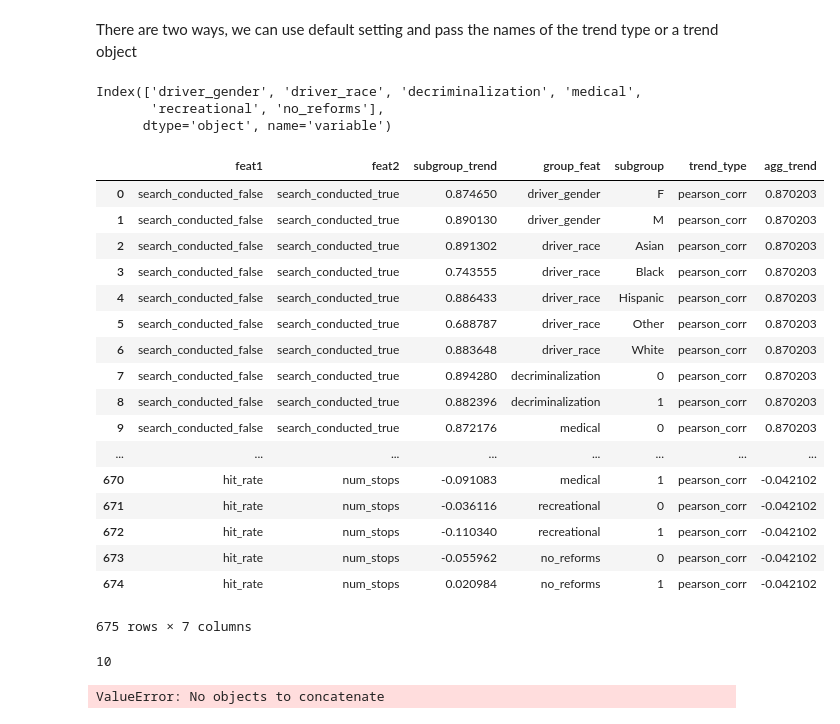
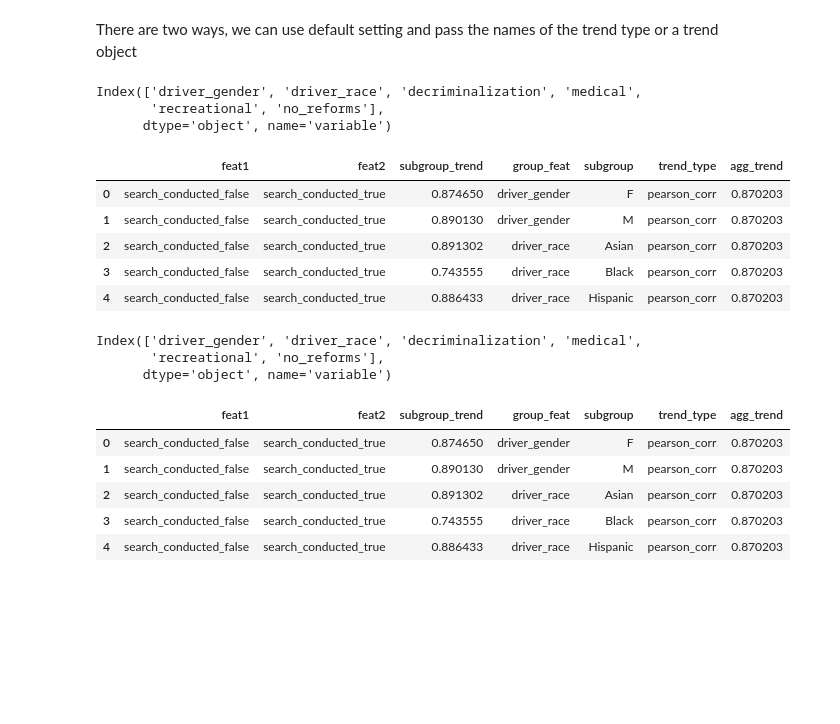
Before and after one commit to fairnessforensics/wiggum, a Jupyter notebook: research_notebooks/01_basic_demo.ipynb, the cells around one changed output. Saved outputs shown, nothing was run; the diff lists cells and outputs as text; code cells hidden in the pictures; blank space fills up the shorter version.

```diff
--- a/research_notebooks/01_basic_demo.ipynb
+++ b/research_notebooks/01_basic_demo.ipynb
@@ -155,32 +155,27 @@ Index(['search_conducted_false', 'search_conducted_true',
 There are two ways, we can use default setting and pass the names of the trend type or a trend object
 # %%
 labeled_df.get_subgroup_trends_1lev(['pearson_corr'])
-labeled_df.result_df
+labeled_df.result_df.head()
 # %% [output]
 Index(['driver_gender', 'driver_race', 'decriminalization', 'medical',
        'recreational', 'no_reforms'],
       dtype='object', name='variable')
 |  | feat1 | feat2 | subgroup_trend | group_feat | subgroup | trend_type | agg_trend |
 | 0 | search_conducted_false | search_conducted_true | 0.874650 | driver_gender | F | pearson_corr | 0.870203 |
 | 1 | search_conducted_false | search_conducted_true | 0.890130 | driver_gender | M | pearson_corr | 0.870203 |
 | 2 | search_conducted_false | search_conducted_true | 0.891302 | driver_race | Asian | pearson_corr | 0.870203 |
 | 3 | search_conducted_false | search_conducted_true | 0.743555 | driver_race | Black | pearson_corr | 0.870203 |
 | 4 | search_conducted_false | search_conducted_true | 0.886433 | driver_race | Hispanic | pearson_corr | 0.870203 |
-| 5 | search_conducted_false | search_conducted_true | 0.688787 | driver_race | Other | pearson_corr | 0.870203 |
-| 6 | search_conducted_false | search_conducted_true | 0.883648 | driver_race | White | pearson_corr | 0.870203 |
-| 7 | search_conducted_false | search_conducted_true | 0.894280 | decriminalization | 0 | pearson_corr | 0.870203 |
-| 8 | search_conducted_false | search_conducted_true | 0.882396 | decriminalization | 1 | pearson_corr | 0.870203 |
-| 9 | search_conducted_false | search_conducted_true | 0.872176 | medical | 0 | pearson_corr | 0.870203 |
-| ... | ... | ... | ... | ... | ... | ... | ... |
-| 670 | hit_rate | num_stops | -0.091083 | medical | 1 | pearson_corr | -0.042102 |
-| 671 | hit_rate | num_stops | -0.036116 | recreational | 0 | pearson_corr | -0.042102 |
-| 672 | hit_rate | num_stops | -0.110340 | recreational | 1 | pearson_corr | -0.042102 |
-| 673 | hit_rate | num_stops | -0.055962 | no_reforms | 0 | pearson_corr | -0.042102 |
-| 674 | hit_rate | num_stops | 0.020984 | no_reforms | 1 | pearson_corr | -0.042102 |
-675 rows × 7 columns
 # %%
 labeled_df.get_subgroup_trends_1lev([corrobj])
-labeled_df.result_df
+labeled_df.result_df.head()
 # %% [output]
-10
+Index(['driver_gender', 'driver_race', 'decriminalization', 'medical',
+       'recreational', 'no_reforms'],
+      dtype='object', name='variable')
-ValueError: No objects to concatenate
+|  | feat1 | feat2 | subgroup_trend | group_feat | subgroup | trend_type | agg_trend |
+| 0 | search_conducted_false | search_conducted_true | 0.874650 | driver_gender | F | pearson_corr | 0.870203 |
+| 1 | search_conducted_false | search_conducted_true | 0.890130 | driver_gender | M | pearson_corr | 0.870203 |
+| 2 | search_conducted_false | search_conducted_true | 0.891302 | driver_race | Asian | pearson_corr | 0.870203 |
+| 3 | search_conducted_false | search_conducted_true | 0.743555 | driver_race | Black | pearson_corr | 0.870203 |
+| 4 | search_conducted_false | search_conducted_true | 0.886433 | driver_race | Hispanic | pearson_corr | 0.870203 |
```
Also changed, not shown: parts of 2 cells of this notebook.
